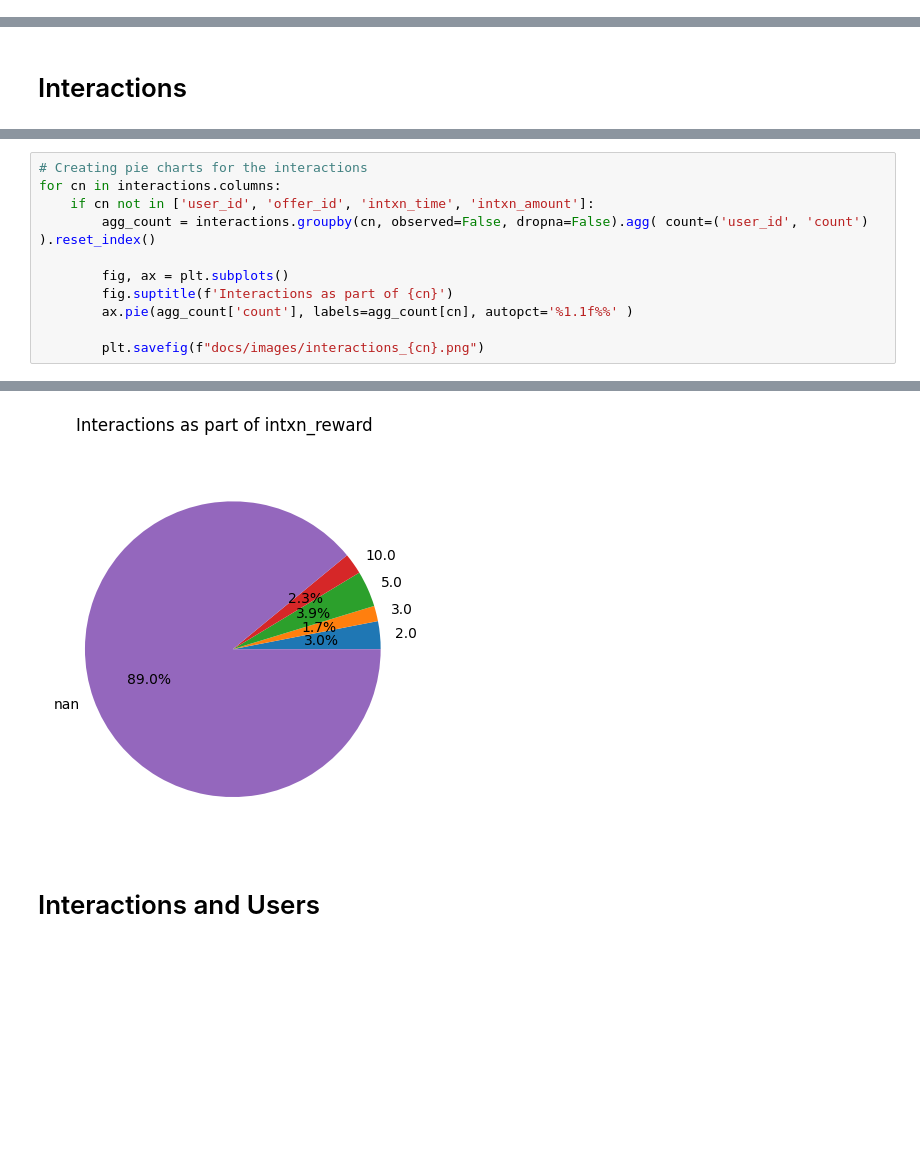
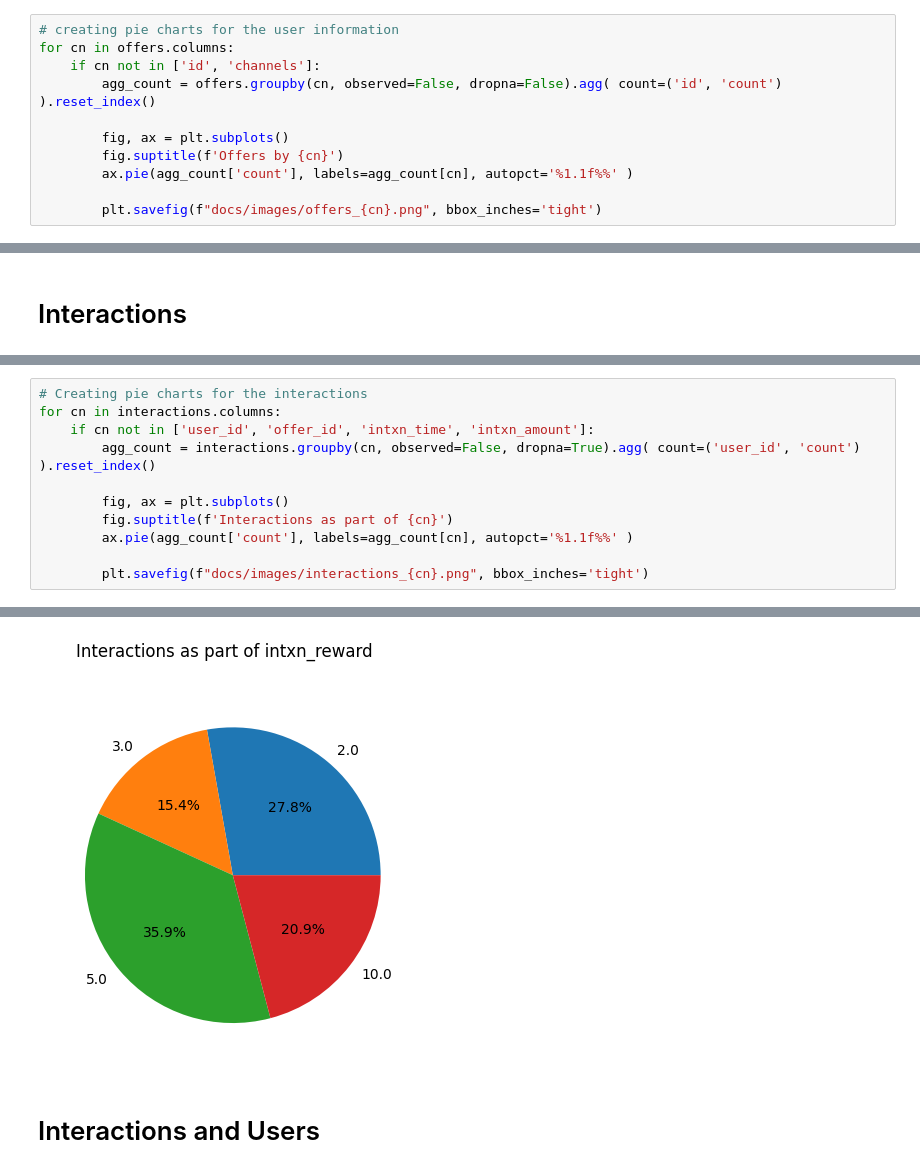
Before and after one commit to meeby280/UdacityDataScienceProject4, a Jupyter notebook: 2_eda.ipynb, the cells around one changed output, grey strips where cells are left out. Drawn from its saved outputs; the diff is of its cells as text; blank space fills up the shorter version.

```diff
--- a/2_eda.ipynb
+++ b/2_eda.ipynb
@@ -66,3 +66,14 @@ for cn in offers.columns:
 | bogo | 4 |
 | discount | 4 |
 | informational | 2 |
+# %%
+# creating pie charts for the user information
+for cn in offers.columns:
+    if cn not in ['id', 'channels']:
+        agg_count = offers.groupby(cn, observed=False, dropna=False).agg( count=('id', 'count') ).reset_index()
+
+        fig, ax = plt.subplots()
+        fig.suptitle(f'Offers by {cn}')
+        ax.pie(agg_count['count'], labels=agg_count[cn], autopct='%1.1f%%' )
+
+        plt.savefig(f"docs/images/offers_{cn}.png", bbox_inches='tight')
@@ -244,17 +331,17 @@ display(interactions.head())
 # %%
 # Creating pie charts for the interactions
 for cn in interactions.columns:
     if cn not in ['user_id', 'offer_id', 'intxn_time', 'intxn_amount']:
-        agg_count = interactions.groupby(cn, observed=False, dropna=False).agg( count=('user_id', 'count') ).reset_index()
+        agg_count = interactions.groupby(cn, observed=False, dropna=True).agg( count=('user_id', 'count') ).reset_index()
 
         fig, ax = plt.subplots()
         fig.suptitle(f'Interactions as part of {cn}')
         ax.pie(agg_count['count'], labels=agg_count[cn], autopct='%1.1f%%' )
 
-        plt.savefig(f"docs/images/interactions_{cn}.png")
+        plt.savefig(f"docs/images/interactions_{cn}.png", bbox_inches='tight')
 # %% [output]
 [figure]
-[figure, old version]
+[figure, new version]
 # %% [markdown]
 # Interactions and Users
 # %%
```
Also changed, not shown: parts of 10 cells of this notebook, 3 other files.
